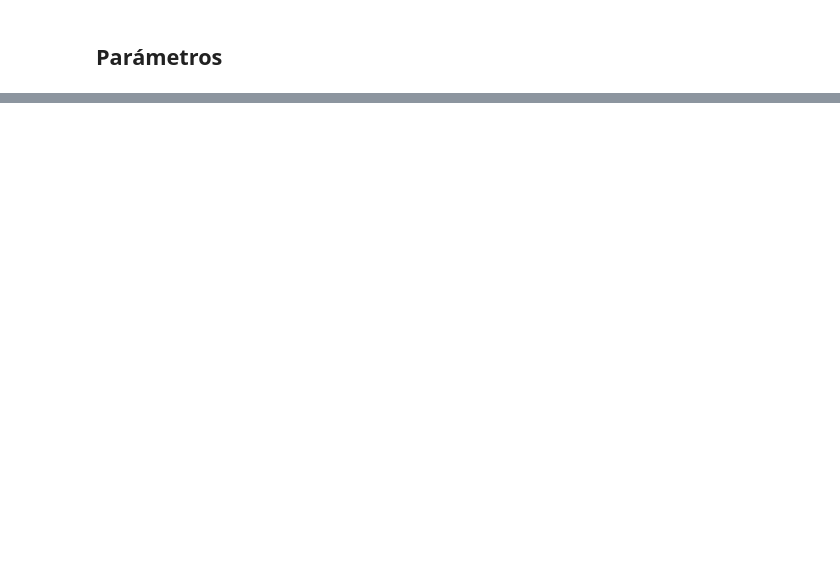
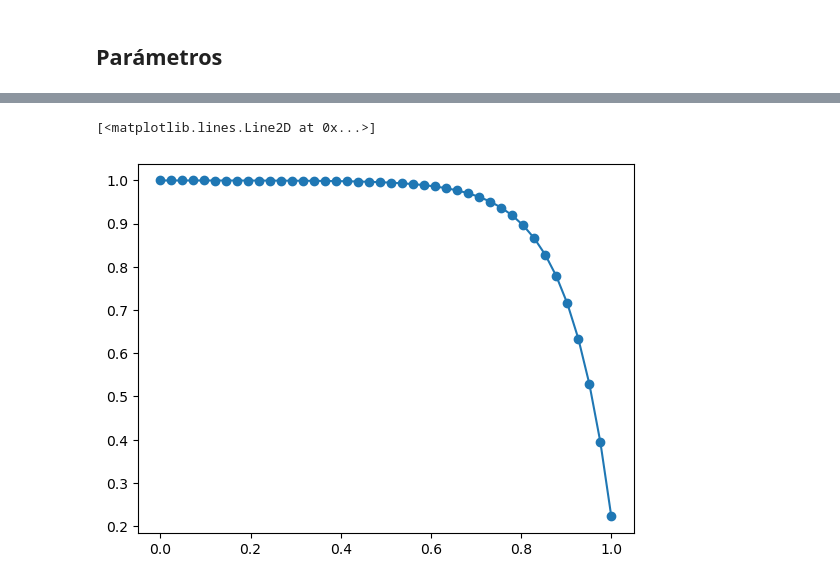
Before and after one commit to ddcampayo/ddcampayo.github.io, a Jupyter notebook: Curso_CFD_OS_2025/notebooks/conveccion-difusion-1d-estacionario.ipynb, the cells around one changed output, grey strips where cells are left out. Cells and saved outputs as stored; diff of their text form; code cells hidden in the pictures; blank space fills up the shorter version.

```diff
--- a/Curso_CFD_OS_2025/notebooks/conveccion-difusion-1d-estacionario.ipynb
+++ b/Curso_CFD_OS_2025/notebooks/conveccion-difusion-1d-estacionario.ipynb
@@ -94,0 +92,9 @@ plt.plot(x , uf , 'o', x , sol , 'r')
+# %%
+b[0] = -1 - Pe_dx/2
+# %%
+u =  np.linalg.solve( M, b)
+# %%
+plt.plot( x , u , 'o-')
+# %% [output]
+[<matplotlib.lines.Line2D at 0x...>]
+[figure, added]
```
Also changed, not shown: parts of 38 cells of this notebook, 2 other files.
